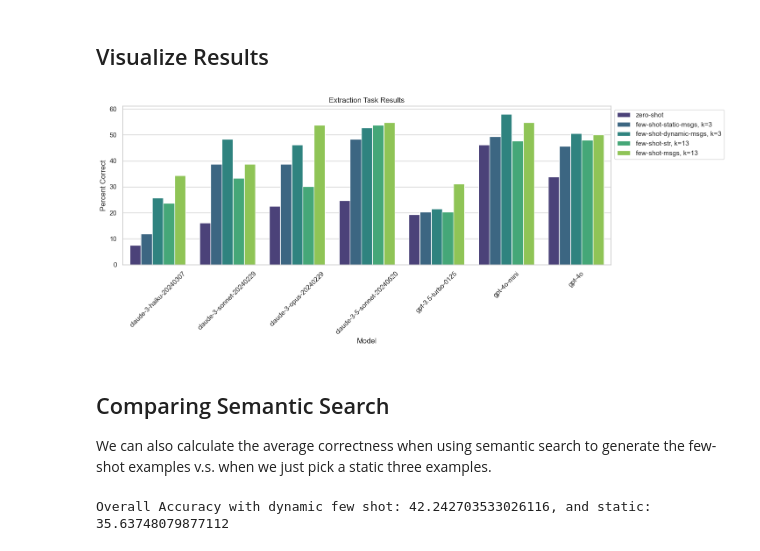
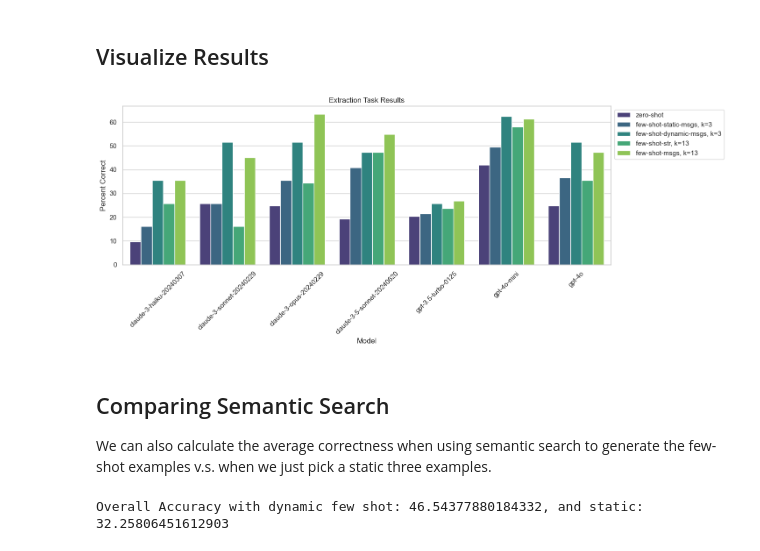
Before and after one commit to langchain-ai/langchain-benchmarks, a Jupyter notebook: docs/source/notebooks/tool_usage/extraction_task.ipynb, the cells around one changed output. Drawn from its saved outputs; the diff is of its cells as text; code cells hidden in the pictures.

```diff
--- a/docs/source/notebooks/tool_usage/extraction_task.ipynb
+++ b/docs/source/notebooks/tool_usage/extraction_task.ipynb
@@ -344,26 +345,24 @@ few_shot_methods = [
     "few-shot-dynamic-messages",
 ]
 
-
+experiment_uuid = uuid.uuid4().hex[:4]
 for model_name, model_provider in models:
-    model = init_chat_model(model_name, model_provider=model_provider)
+    model = init_chat_model(model_name, model_provider=model_provider, temperature=0)
     for few_shot_method in few_shot_methods:
         evaluate(
             predict_for_model(model, EXTRACTION_TASK.instructions, few_shot_method),
             data=EXTRACTION_TASK.name,
             evaluators=[evaluate_run],
             experiment_prefix=f"test-{model_name}-{few_shot_method}",
+            metadata={"id": experiment_uuid},
         )
 # %% [markdown]
 ## Visualize Results
 # %%
-from datetime import datetime
-
-today = datetime.today().date().isoformat()
 projects = [
     p
     for p in client.list_projects(reference_dataset_name="Extraction Task")
-    if p.start_time.date().isoformat() == today
+    if "id" in p.metadata and p.metadata["id"] == "bf61"  # experiment_uuid
 ]
 # %%
 models = set([p.name.split("-TEST")[0] for p in projects])
@@ -376,12 +375,16 @@ results_dic = {}
 for model in tqdm(models, total=len(list(models))):
     model_results = []
     for few_shot in few_shot_type:
-        experiments = [p for p in projects if model in p.name and few_shot in p.name]
+        experiments = [
+            p for p in projects if model + "-TEST" in p.name and few_shot in p.name
+        ]
+        experiment_stats = client.get_run_stats(
+            project_ids=[experiment.id for experiment in experiments], is_root=True
+        )
         model_results.append(
             100
-            * client.get_run_stats(
-                project_ids=[experiment.id for experiment in experiments]
-            )["feedback_stats"]["overall correctness"]["avg"]
+            * experiment_stats["feedback_stats"]["overall correctness"]["avg"]
+            * (1 - experiment_stats["error_rate"])
         )
     results_dic[model] = model_results
 # %%
@@ -396,9 +399,8 @@ results = np.array([results_dic[model] for model in models])
 # Create a DataFrame for Seaborn plotting
 df = pd.DataFrame(results.T, columns=list(models))
 df["Few Shot Type"] = list(few_shot_type)
-df.iloc[[0, 2]] = df.iloc[[2, 0]].to_numpy()
-df.iloc[[1, 2, 3, 4]] = df.iloc[[4, 3, 2, 1]].to_numpy()
-df = df[df.columns[[6, 2, 5, 1, 0, 4, 3, 7]]]
+df.iloc[[0, 1, 2, 3, 4]] = df.iloc[[4, 1, 2, 0, 3]].to_numpy()
+df = df[df.columns[[2, 6, 5, 1, 4, 3, 0, 7]]]
 # Melt the DataFrame to long format for Seaborn's barplot
 df_melted = df.melt(
     id_vars="Few Shot Type", var_name="Model", value_name="Percent Correct"
@@ -412,34 +414,34 @@ sns.set_theme(style="whitegrid")
 sns.barplot(
     x="Model",
     y="Percent Correct",
     hue="Few Shot Type",
     data=df_melted,
     palette="viridis",
 )
 
 # Add labels and title
 plt.xlabel("Model")
 plt.ylabel("Percent Correct")
 plt.title("Extraction Task Results")
 plt.xticks(rotation=45)
 plt.tight_layout()
 
 legend_labels = {
     "no-few-shot": "zero-shot",
     "few-shot-messages": "few-shot-msgs, k=13",
     "few-shot-string": "few-shot-str, k=13",
     "few-shot-dynamic-messages": "few-shot-dynamic-msgs, k=3",
     "few-shot-static-messages": "few-shot-static-msgs, k=3",
 }
 # Get the current handles and labels from the plot
 handles, labels = plt.gca().get_legend_handles_labels()
 labels = [legend_labels.get(label, label) for label in labels]
 
 # Update the legend with the new labels
 plt.legend(handles, labels, loc="upper left", bbox_to_anchor=(1, 1))
 plt.show()
 # %% [output]
-[figure, old version]
+[figure, new version]
 # %% [markdown]
 ## Comparing Semantic Search
 
@@ -465,4 +467,4 @@ print(
     f"Overall Accuracy with dynamic few shot: {dynamic_overall}, and static: {static_overall}"
 )
 # %% [output]
-Overall Accuracy with dynamic few shot: 42.242703533026116, and static: 35.63748079877112
+Overall Accuracy with dynamic few shot: 46.54377880184332, and static: 32.25806451612903
```
Also changed, not shown: parts of 1 cell of this notebook, 4 other files.
